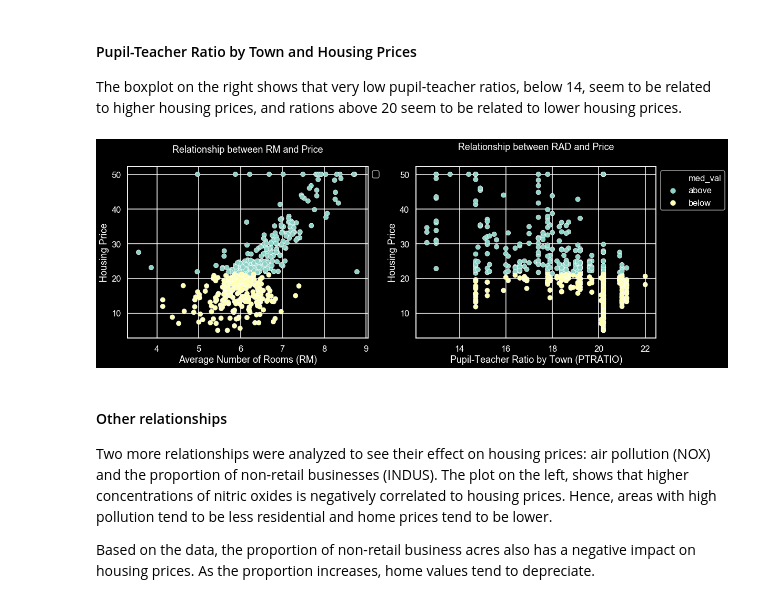
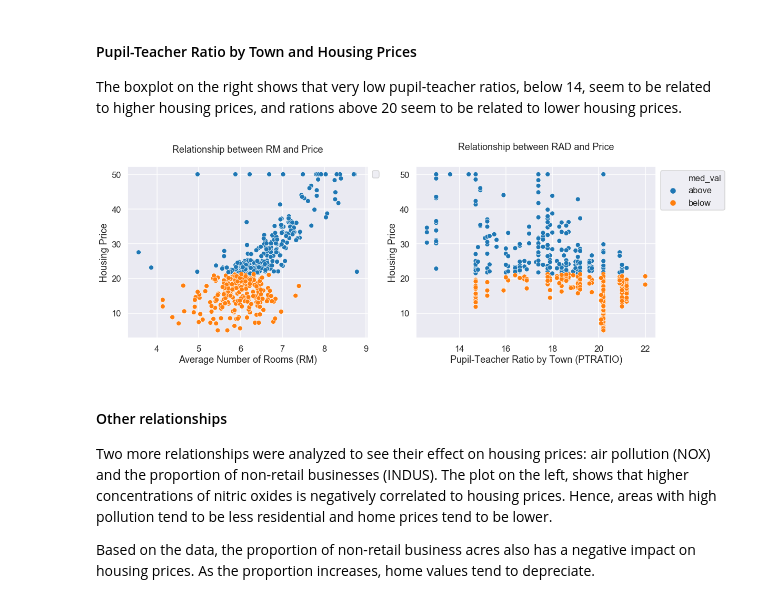
Before and after one commit to MeierG/Data-Science-Projects, a Jupyter notebook: Boston-housing-linear-regression/Boston-housing-Linear_Regression.ipynb, the cells around one changed output. Cells and saved outputs as stored; diff of their text form; code cells hidden in the pictures.

```diff
--- a/Boston-housing-linear-regression/Boston-housing-Linear_Regression.ipynb
+++ b/Boston-housing-linear-regression/Boston-housing-Linear_Regression.ipynb
@@ -246,7 +244,7 @@ bos.describe()
 ### Distribution of housing prices
 <p>The boxplot shows that housing prices in the recorded areas are widespread, covering a variety of prices and budgets, with the lowest price at around $\$ 9,000$ and the highest around $\$ 50,000$. Although there are several homes over $\$ 40,000$, the median housing prices is around $\$ 20,000$ and 50% of the homes are between $\$ 17,000$ and $\$ 25,000$</p>
 # %%
-plt.style.use('dark_background')
+_=sns.set_style('darkgrid')
 plt.rcParams['figure.figsize']= [14,4]
 _=sns.boxplot(bos.PRICE)
 _=plt.title('Boxplot Target Variable\n')
@@ -277,26 +275,26 @@ _=plt.title("Relationship between CRIM and Price\n")
 #### Pupil-Teacher Ratio by Town and Housing Prices
 <p>The boxplot on the right shows that very low pupil-teacher ratios, below 14, seem to be related to higher housing prices, and rations above 20 seem to be related to lower housing prices. </p>
 # %%
-plt.style.use('dark_background')
+_=sns.set_style('darkgrid')
 _=plt.rcParams['figure.figsize']=[18,6]
 
 bos['med_val'] = ['above' if x >21.20 else 'below' for x in bos.PRICE]
 _=plt.suptitle=(0.7)
 _=plt.subplot(1,2,1)
 _=sns.scatterplot(x='RM',y='PRICE', hue = bos['med_val'], data = bos)
 _=plt.xlabel("Average Number of Rooms (RM)")
 _=plt.ylabel("Housing Price")
 _=plt.title("Relationship between RM and Price\n")
 _=plt.legend('',bbox_to_anchor=(1, 1), loc=2)
 
 _=plt.subplot(1,2,2)
 _=sns.scatterplot(x='PTRATIO',y='PRICE', hue = 'med_val',data = bos)
 _=plt.xlabel("Pupil-Teacher Ratio by Town (PTRATIO)")
 _=plt.ylabel("Housing Price")
 _=plt.title("Relationship between RAD and Price\n", pad = 11)
 _=plt.legend(bbox_to_anchor=(1, 1), loc=2)
 # %% [output]
-[figure, old version]
+[figure, new version]
 # %% [markdown]
 #### Other relationships
 <p>Two more relationships were analyzed to see their effect on housing prices: air pollution (NOX)  and the proportion of non-retail businesses (INDUS). The plot on the left, shows that higher concentrations of nitric oxides is negatively correlated to housing prices. Hence, areas with high pollution tend to be less residential and home prices tend to be lower.</p>
```
Also changed, not shown: parts of 24 cells of this notebook.
